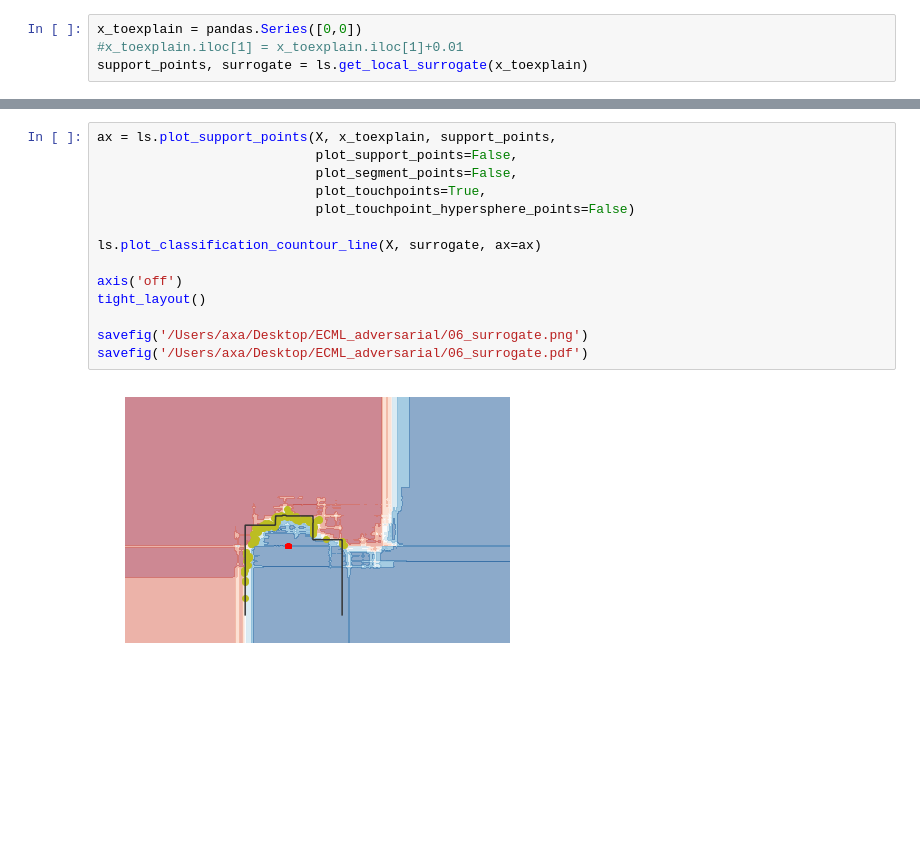
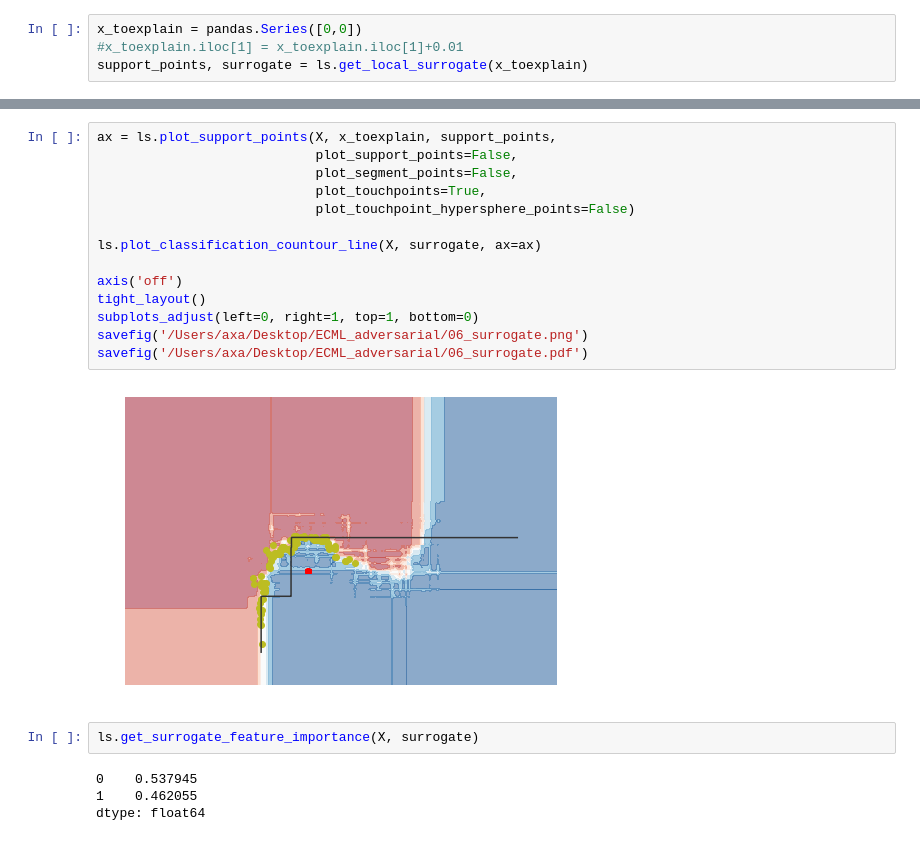
Before and after one commit to axa-rev-research/local-adverse-detection, a Jupyter notebook: Illustrate_approach.ipynb, the cells around one changed output, grey strips where cells are left out. Cells and saved outputs as stored; diff of their text form; blank space fills up the shorter version.

```diff
--- a/Illustrate_approach.ipynb
+++ b/Illustrate_approach.ipynb
@@ -123,16 +128,22 @@ savefig('/Users/axa/Desktop/ECML_adversarial/05_touchpoint_augmented.pdf')
 # %%
 ax = ls.plot_support_points(X, x_toexplain, support_points,
                             plot_support_points=False,
                             plot_segment_points=False,
                             plot_touchpoints=True,
                             plot_touchpoint_hypersphere_points=False)
 
 ls.plot_classification_countour_line(X, surrogate, ax=ax)
 
 axis('off')
 tight_layout()
-
+subplots_adjust(left=0, right=1, top=1, bottom=0)
 savefig('/Users/axa/Desktop/ECML_adversarial/06_surrogate.png')
 savefig('/Users/axa/Desktop/ECML_adversarial/06_surrogate.pdf')
 # %% [output]
-[figure, old version]
+[figure, new version]
+# %%
+ls.get_surrogate_feature_importance(X, surrogate)
+# %% [output]
+0    0.537945
+1    0.462055
+dtype: float64
```
Also changed, not shown: parts of 7 cells of this notebook, 3 other files.
